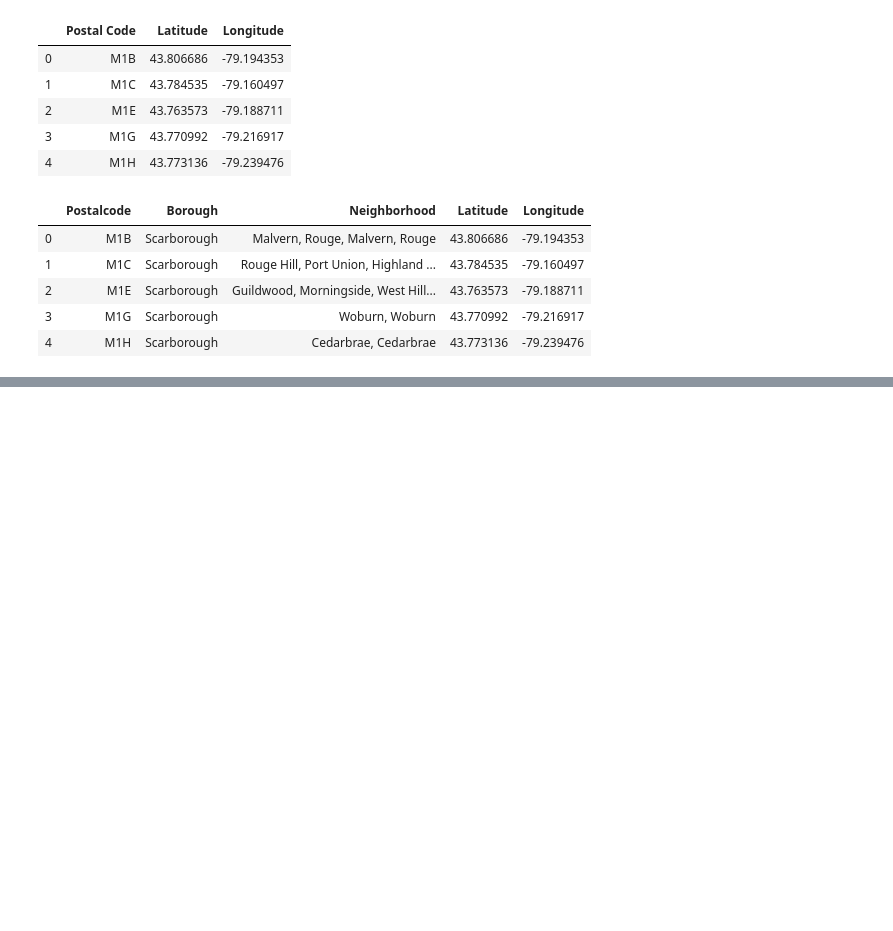
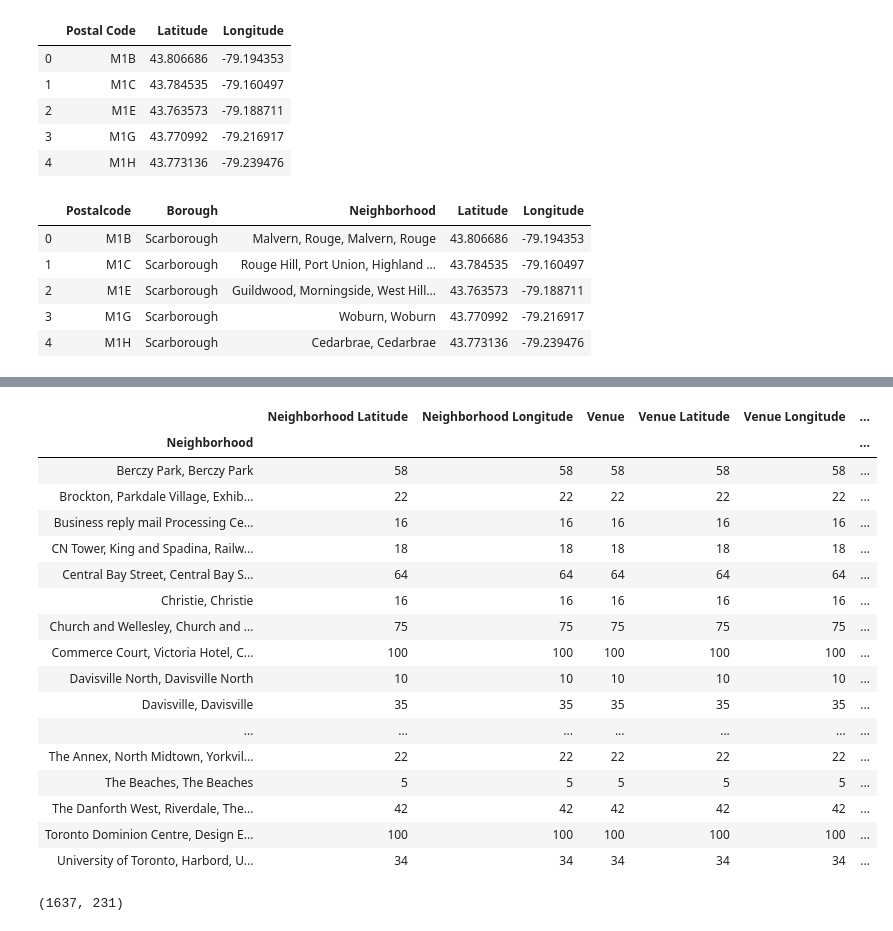
Before and after one commit to khokhriya/Peer-graded-Assignment-Segmenting-and-Clustering-Neighborhoods-in-Toronto, a Jupyter notebook: Segmenting and Clustering Neighborhoods in Toronto part-1.ipynb, the cells around one changed output, grey strips where cells are left out. Cells and saved outputs as stored; diff of their text form; code cells hidden in the pictures; blank space fills up the shorter version.

Commit message:
Segmenting and Clustering Neighborhoods in Toronto part-3 Completed

```diff
--- a/Segmenting and Clustering Neighborhoods in Toronto part-1.ipynb
+++ b/Segmenting and Clustering Neighborhoods in Toronto part-1.ipynb
@@ -108,0 +158,43 @@ geo_data.head()
+# %%
+def getNearbyVenues(names, latitudes, longitudes):
+    radius=500
+    LIMIT=100
+    venues_list=[]
+    for name, lat, lng in zip(names, latitudes, longitudes):
+        print(name)
+
+        # create the API request URL
+        url = 'https://api.foursquare.com/v2/venues/explore?&client_id={}&client_secret={}&v={}&ll={},{}&radius={}&limit={}'.format(
+            CLIENT_ID,
+            CLIENT_SECRET,
+            VERSION,
+            lat,
+            lng,
+            radius,
+            LIMIT)
+
+        # make the GET request
+        results = requests.get(url).json()["response"]['groups'][0]['items']
+
+        # return only relevant information for each nearby venue
+        venues_list.append([(
+            name,
+            lat,
+            lng,
+            v['venue']['name'],
+            v['venue']['location']['lat'],
+            v['venue']['location']['lng'],
+            v['venue']['categories'][0]['name']) for v in results])
+
+    nearby_venues = pd.DataFrame([item for venue_list in venues_list for item in venue_list])
+    nearby_venues.columns = ['Neighborhood',
+                  'Neighborhood Latitude',
+                  'Neighborhood Longitude',
+                  'Venue',
+                  'Venue Latitude',
+                  'Venue Longitude',
+                  'Venue Category']
+
+    return(nearby_venues)
+# %%
+toronto_venues = getNearbyVenues(names=toronto_data['Neighborhood'],latitudes=toronto_data['Latitude'],longitudes=toronto_data['Longitude'])
@@ -108,0 +228,29 @@ geo_data.head()
+# %%
+toronto_venues.groupby('Neighborhood').count()
+# %% [output]
+|  | Neighborhood Latitude | Neighborhood Longitude | Venue | Venue Latitude | Venue Longitude | ... |
+| Neighborhood |  |  |  |  |  | ... |
+| Berczy Park, Berczy Park | 58 | 58 | 58 | 58 | 58 | ... |
+| Brockton, Parkdale Village, Exhib... | 22 | 22 | 22 | 22 | 22 | ... |
+| Business reply mail Processing Ce... | 16 | 16 | 16 | 16 | 16 | ... |
+| CN Tower, King and Spadina, Railw... | 18 | 18 | 18 | 18 | 18 | ... |
+| Central Bay Street, Central Bay S... | 64 | 64 | 64 | 64 | 64 | ... |
+| Christie, Christie | 16 | 16 | 16 | 16 | 16 | ... |
+| Church and Wellesley, Church and ... | 75 | 75 | 75 | 75 | 75 | ... |
+| Commerce Court, Victoria Hotel, C... | 100 | 100 | 100 | 100 | 100 | ... |
+| Davisville North, Davisville North | 10 | 10 | 10 | 10 | 10 | ... |
+| Davisville, Davisville | 35 | 35 | 35 | 35 | 35 | ... |
+| ... | ... | ... | ... | ... | ... | ... |
+| The Annex, North Midtown, Yorkvil... | 22 | 22 | 22 | 22 | 22 | ... |
+| The Beaches, The Beaches | 5 | 5 | 5 | 5 | 5 | ... |
+| The Danforth West, Riverdale, The... | 42 | 42 | 42 | 42 | 42 | ... |
+| Toronto Dominion Centre, Design E... | 100 | 100 | 100 | 100 | 100 | ... |
+| University of Toronto, Harbord, U... | 34 | 34 | 34 | 34 | 34 | ... |
+# %%
+# one hot encoding
+toronto_onehot = pd.get_dummies(toronto_venues[['Venue Category']], prefix="", prefix_sep="")
+toronto_onehot.drop(['Neighborhood'],axis=1,inplace=True)
+toronto_onehot.insert(loc=0, column='Neighborhood', value=toronto_venues['Neighborhood'] )
+toronto_onehot.shape
+# %% [output]
+(1637, 231)
```
Also changed, not shown: parts of 18 cells of this notebook.
